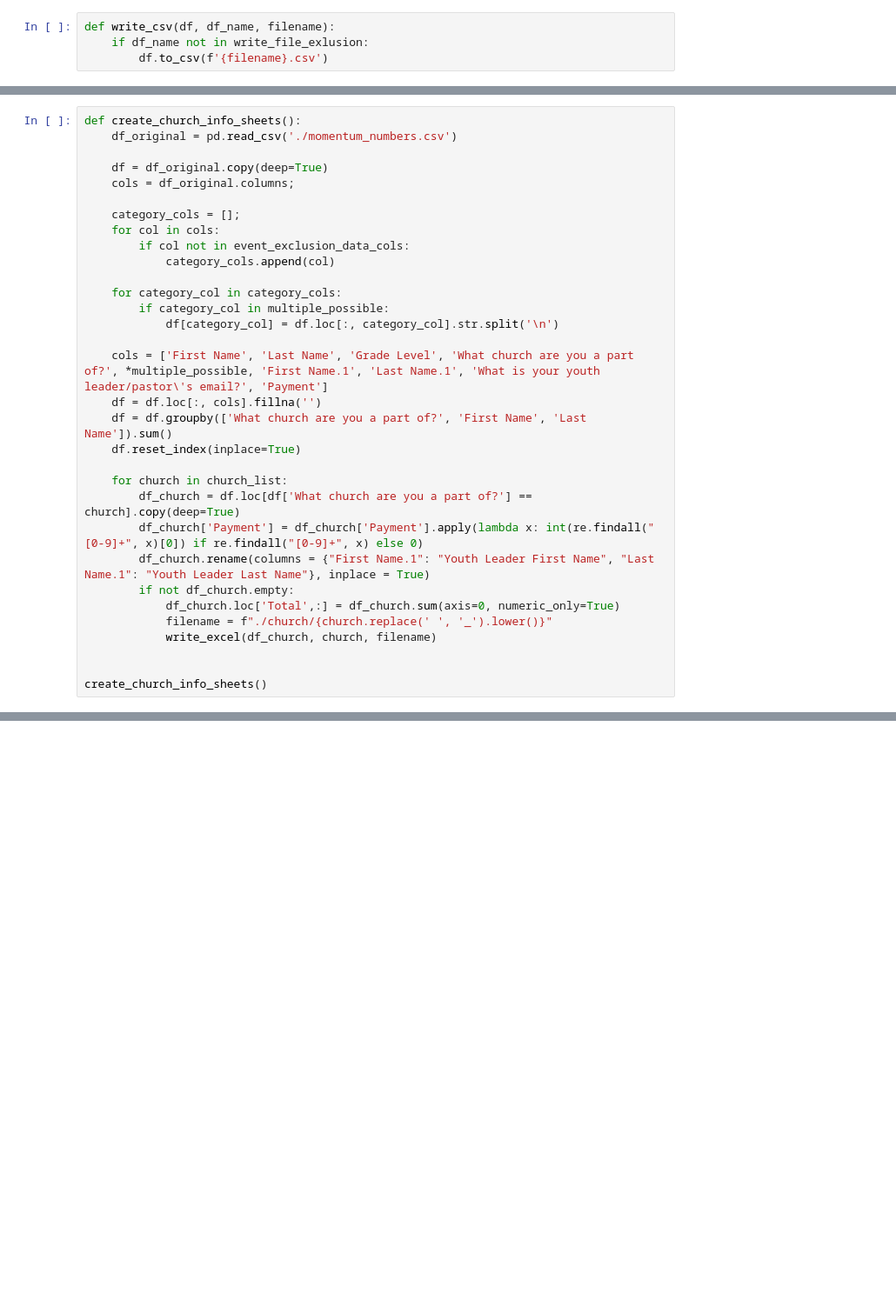
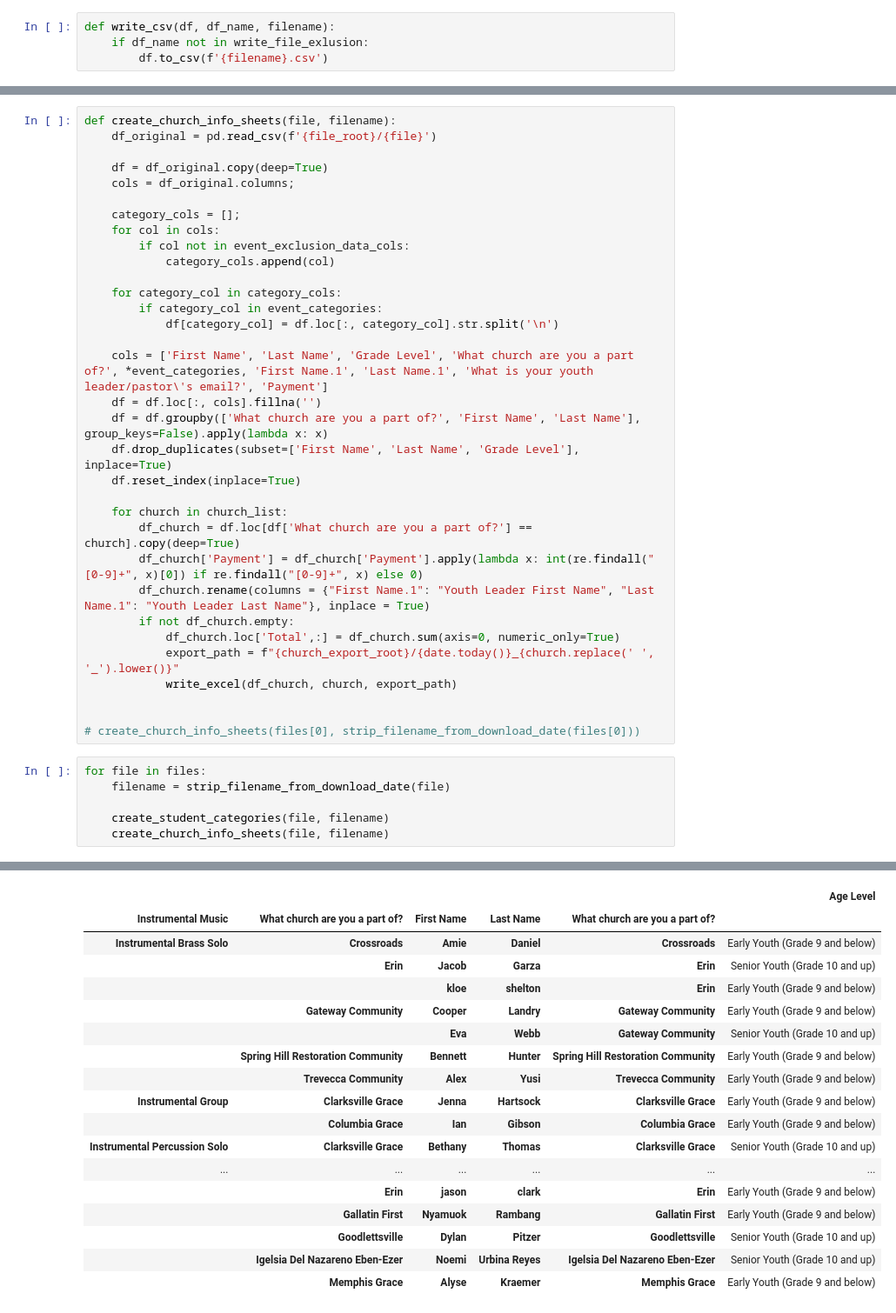
Before and after one commit to robisonmark/midsouth_nyi_registrations, a Jupyter notebook: momentum_notebook.ipynb, the cells around one changed output, grey strips where cells are left out. Shown at 87% size. Saved outputs shown, nothing was run; the diff lists cells and outputs as text; blank space fills up the shorter version.

```diff
--- a/momentum_notebook.ipynb
+++ b/momentum_notebook.ipynb
@@ -388,6 +379,6 @@ Science (Sr. Youth Only) Aiden               Pierc           Trevecca Community
 # %%
-def create_church_info_sheets():
-    df_original = pd.read_csv('./momentum_numbers.csv')
+def create_church_info_sheets(file, filename):
+    df_original = pd.read_csv(f'{file_root}/{file}')
 
     df = df_original.copy(deep=True)
     cols = df_original.columns;
@@ -398,12 +389,13 @@ def create_church_info_sheets():
             category_cols.append(col)
 
     for category_col in category_cols:
-        if category_col in multiple_possible:
+        if category_col in event_categories:
             df[category_col] = df.loc[:, category_col].str.split('\n')
 
-    cols = ['First Name', 'Last Name', 'Grade Level', 'What church are you a part of?', *multiple_possible, 'First Name.1', 'Last Name.1', 'What is your youth leader/pastor\'s email?', 'Payment']
+    cols = ['First Name', 'Last Name', 'Grade Level', 'What church are you a part of?', *event_categories, 'First Name.1', 'Last Name.1', 'What is your youth leader/pastor\'s email?', 'Payment']
     df = df.loc[:, cols].fillna('')
-    df = df.groupby(['What church are you a part of?', 'First Name', 'Last Name']).sum()
+    df = df.groupby(['What church are you a part of?', 'First Name', 'Last Name'], group_keys=False).apply(lambda x: x)
+    df.drop_duplicates(subset=['First Name', 'Last Name', 'Grade Level'], inplace=True)
     df.reset_index(inplace=True)
 
     for church in church_list:
@@ -412,8 +404,15 @@ def create_church_info_sheets():
         df_church.rename(columns = {"First Name.1": "Youth Leader First Name", "Last Name.1": "Youth Leader Last Name"}, inplace = True)
         if not df_church.empty:
             df_church.loc['Total',:] = df_church.sum(axis=0, numeric_only=True)
-            filename = f"./church/{church.replace(' ', '_').lower()}"
-            write_excel(df_church, church, filename)
+            export_path = f"{church_export_root}/{date.today()}_{church.replace(' ', '_').lower()}"
+            write_excel(df_church, church, export_path)
 
 
-create_church_info_sheets()
+# create_church_info_sheets(files[0], strip_filename_from_download_date(files[0]))
+# %%
+for file in files:
+    filename = strip_filename_from_download_date(file)
+
+    create_student_categories(file, filename)
+    create_church_info_sheets(file, filename)
+# %% [output]
@@ -419,0 +515,18 @@ create_church_info_sheets()
+|  |  |  |  |  | Age Level |
+| Instrumental Music | What church are you a part of? | First Name | Last Name | What church are you a part of? |  |
+| Instrumental Brass Solo | Crossroads | Amie | Daniel | Crossroads | Early Youth (Grade 9 and below) |
+|  | Erin | Jacob | Garza | Erin | Senior Youth (Grade 10 and up) |
+|  |  | kloe | shelton | Erin | Early Youth (Grade 9 and below) |
+|  | Gateway Community | Cooper | Landry | Gateway Community | Early Youth (Grade 9 and below) |
+|  |  | Eva | Webb | Gateway Community | Senior Youth (Grade 10 and up) |
+|  | Spring Hill Restoration Community | Bennett | Hunter | Spring Hill Restoration Community | Early Youth (Grade 9 and below) |
+|  | Trevecca Community | Alex | Yusi | Trevecca Community | Early Youth (Grade 9 and below) |
+| Instrumental Group | Clarksville Grace | Jenna | Hartsock | Clarksville Grace | Early Youth (Grade 9 and below) |
+|  | Columbia Grace | Ian | Gibson | Columbia Grace | Early Youth (Grade 9 and below) |
+| Instrumental Percussion Solo | Clarksville Grace | Bethany | Thomas | Clarksville Grace | Senior Youth (Grade 10 and up) |
+| ... | ... | ... | ... | ... | ... |
+|  | Erin | jason | clark | Erin | Early Youth (Grade 9 and below) |
+|  | Gallatin First | Nyamuok | Rambang | Gallatin First | Early Youth (Grade 9 and below) |
+|  | Goodlettsville | Dylan | Pitzer | Goodlettsville | Senior Youth (Grade 10 and up) |
+|  | Igelsia Del Nazareno Eben-Ezer | Noemi | Urbina Reyes | Igelsia Del Nazareno Eben-Ezer | Senior Youth (Grade 10 and up) |
+|  | Memphis Grace | Alyse | Kraemer | Memphis Grace | Early Youth (Grade 9 and below) |
```
Also changed, not shown: parts of 7 cells of this notebook, 1 other file.
